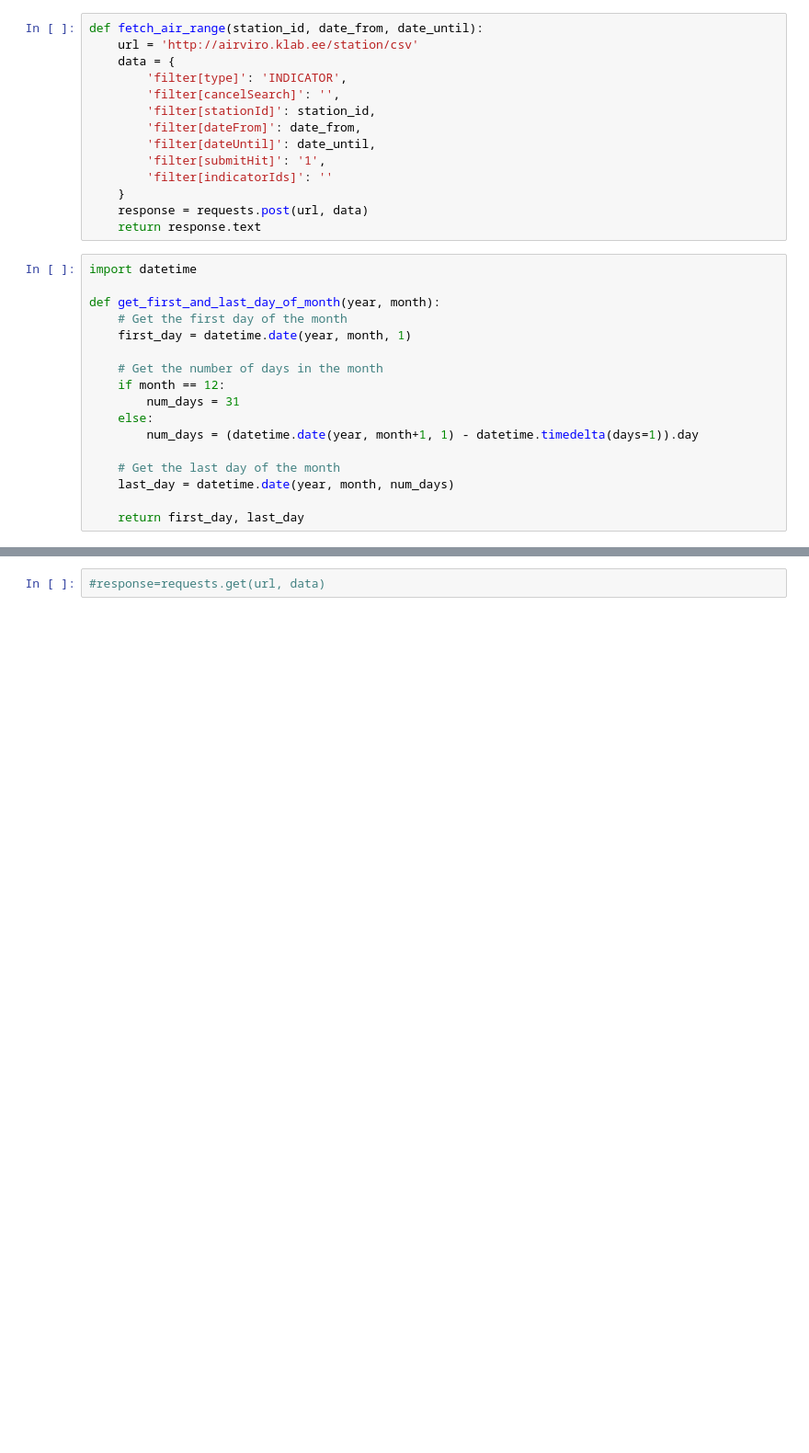
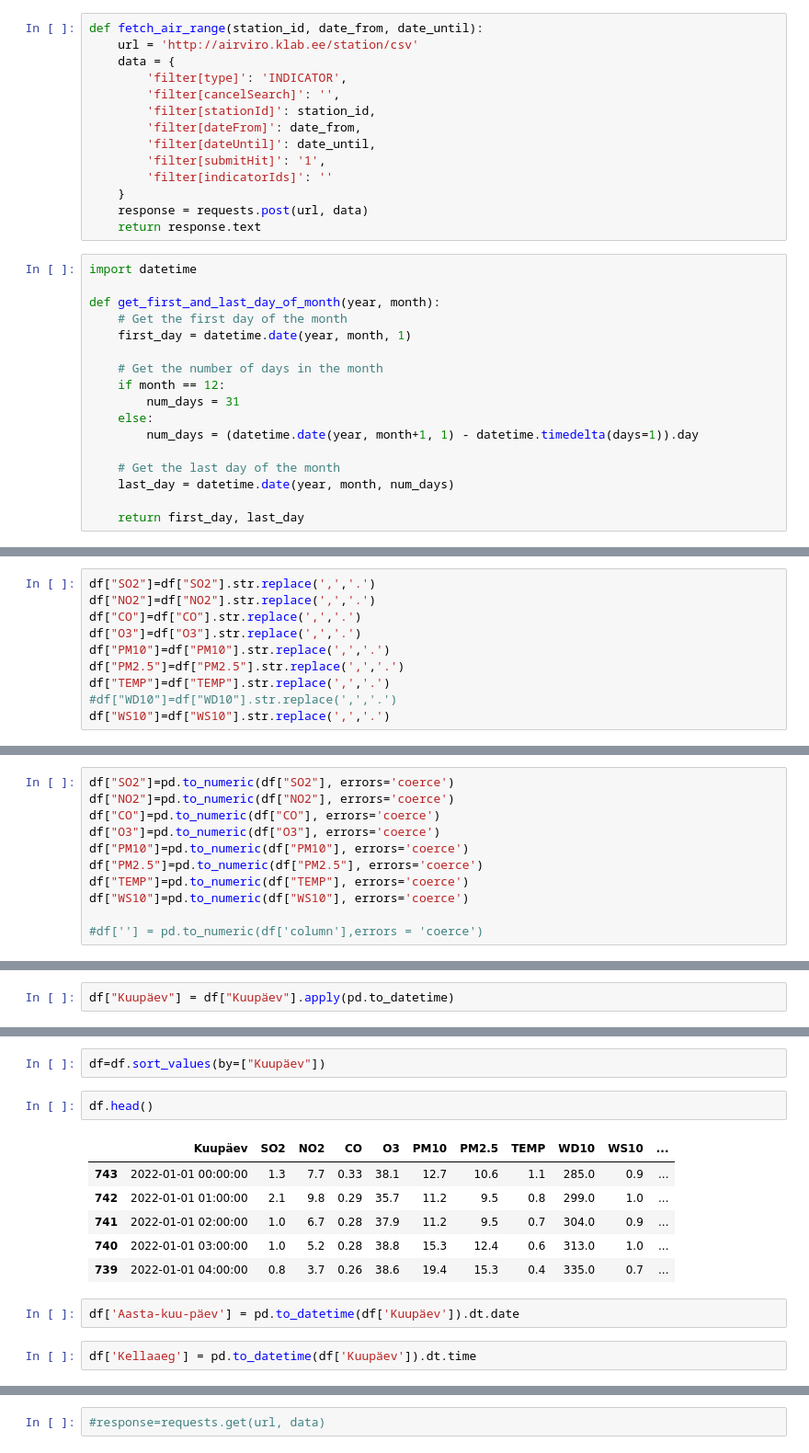
Before and after one commit to varjakm/ohk, a Jupyter notebook: fetch_air.ipynb, the cells around one changed output, grey strips where cells are left out. Shown at 92% size. Saved outputs shown, nothing was run; the diff lists cells and outputs as text; blank space fills up the shorter version.

```diff
--- a/fetch_air.ipynb
+++ b/fetch_air.ipynb
@@ -33,0 +71,10 @@ def get_first_and_last_day_of_month(year, month):
+# %%
+df["SO2"]=df["SO2"].str.replace(',','.')
+df["NO2"]=df["NO2"].str.replace(',','.')
+df["CO"]=df["CO"].str.replace(',','.')
+df["O3"]=df["O3"].str.replace(',','.')
+df["PM10"]=df["PM10"].str.replace(',','.')
+df["PM2.5"]=df["PM2.5"].str.replace(',','.')
+df["TEMP"]=df["TEMP"].str.replace(',','.')
+#df["WD10"]=df["WD10"].str.replace(',','.')
+df["WS10"]=df["WS10"].str.replace(',','.')
@@ -33,0 +115,11 @@ def get_first_and_last_day_of_month(year, month):
+# %%
+df["SO2"]=pd.to_numeric(df["SO2"], errors='coerce')
+df["NO2"]=pd.to_numeric(df["NO2"], errors='coerce')
+df["CO"]=pd.to_numeric(df["CO"], errors='coerce')
+df["O3"]=pd.to_numeric(df["O3"], errors='coerce')
+df["PM10"]=pd.to_numeric(df["PM10"], errors='coerce')
+df["PM2.5"]=pd.to_numeric(df["PM2.5"], errors='coerce')
+df["TEMP"]=pd.to_numeric(df["TEMP"], errors='coerce')
+df["WS10"]=pd.to_numeric(df["WS10"], errors='coerce')
+
+#df[''] = pd.to_numeric(df['column'],errors = 'coerce')
@@ -33,0 +146,2 @@ def get_first_and_last_day_of_month(year, month):
+# %%
+df["Kuupäev"] = df["Kuupäev"].apply(pd.to_datetime)
@@ -33,0 +157,15 @@ def get_first_and_last_day_of_month(year, month):
+# %%
+df=df.sort_values(by=["Kuupäev"])
+# %%
+df.head()
+# %% [output]
+|  | Kuupäev | SO2 | NO2 | CO | O3 | PM10 | PM2.5 | TEMP | WD10 | WS10 | ... |
+| 743 | 2022-01-01 00:00:00 | 1.3 | 7.7 | 0.33 | 38.1 | 12.7 | 10.6 | 1.1 | 285.0 | 0.9 | ... |
+| 742 | 2022-01-01 01:00:00 | 2.1 | 9.8 | 0.29 | 35.7 | 11.2 | 9.5 | 0.8 | 299.0 | 1.0 | ... |
+| 741 | 2022-01-01 02:00:00 | 1.0 | 6.7 | 0.28 | 37.9 | 11.2 | 9.5 | 0.7 | 304.0 | 0.9 | ... |
+| 740 | 2022-01-01 03:00:00 | 1.0 | 5.2 | 0.28 | 38.8 | 15.3 | 12.4 | 0.6 | 313.0 | 1.0 | ... |
+| 739 | 2022-01-01 04:00:00 | 0.8 | 3.7 | 0.26 | 38.6 | 19.4 | 15.3 | 0.4 | 335.0 | 0.7 | ... |
+# %%
+df['Aasta-kuu-päev'] = pd.to_datetime(df['Kuupäev']).dt.date
+# %%
+df['Kellaaeg'] = pd.to_datetime(df['Kuupäev']).dt.time
```
Also changed, not shown: parts of 16 cells of this notebook, 1 other file.
